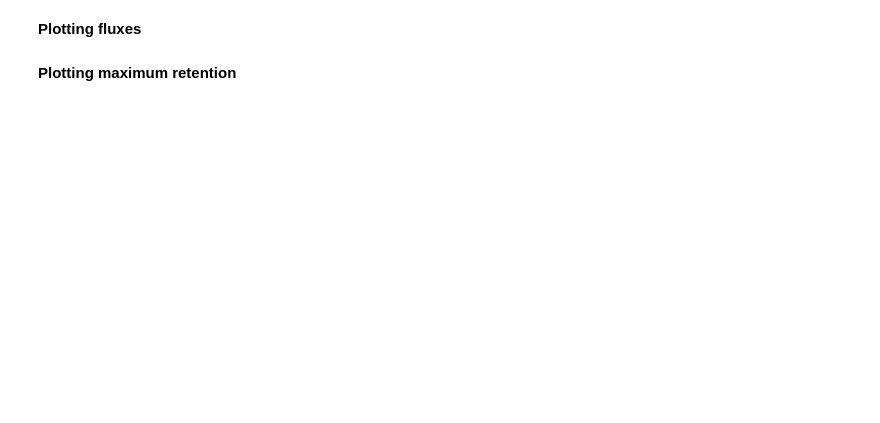
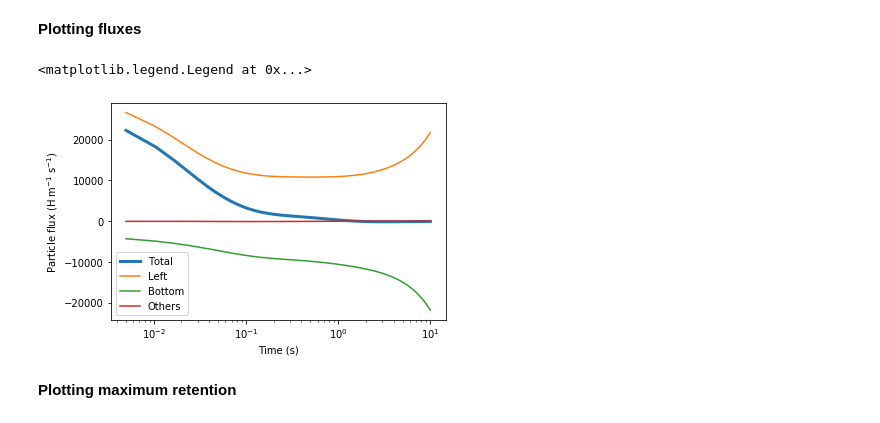
Before and after one commit to festim-dev/FESTIM, a Jupyter notebook: demos/demo_derived_quantities.ipynb, the cells around one changed output. Saved outputs shown, nothing was run; the diff lists cells and outputs as text; code cells hidden in the pictures; blank space fills up the shorter version.

```diff
--- a/demos/demo_derived_quantities.ipynb
+++ b/demos/demo_derived_quantities.ipynb
@@ -251,20 +292,23 @@ ax1.set_yscale("log")
 # %% [markdown]
 **Plotting fluxes**
 # %%
-flux_other_surfaces = derived_quantities_from_file['Flux_surface_0_solute']
-flux_left = derived_quantities_from_file['Flux_surface_1_solute']
-flux_bottom = derived_quantities_from_file['Flux_surface_2_solute']
+flux_other_surfaces = derived_quantities['Flux_surface_0_solute']
+flux_left = derived_quantities['Flux_surface_1_solute']
+flux_bottom = derived_quantities['Flux_surface_2_solute']
 flux_total = flux_left + flux_bottom + flux_other_surfaces
 
 plt.figure()
 plt.plot(t, flux_total, linewidth=3, label="Total")
 plt.plot(t, flux_left, label="Left")
 plt.plot(t, flux_bottom, label="Bottom")
 plt.plot(t, flux_other_surfaces, label="Others")
 plt.ylabel(r"Particle flux (H m$^{-1}$ s$^{-1}$)")
 plt.xlabel(r"Time (s)")
 plt.xscale("log")
 plt.legend()
+# %% [output]
+<matplotlib.legend.Legend at 0x...>
+[figure, added]
 # %% [markdown]
 **Plotting maximum retention**
 # %%
```
Also changed, not shown: parts of 7 cells of this notebook.
